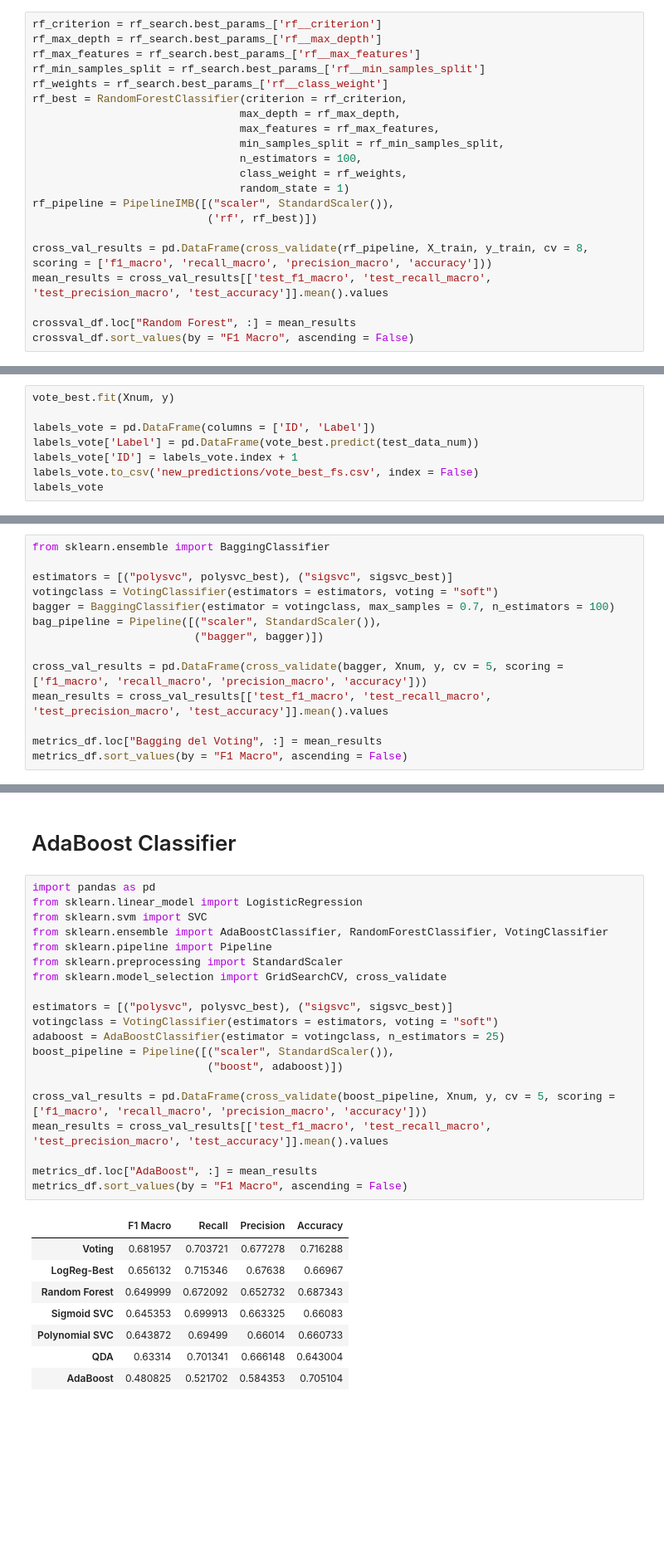
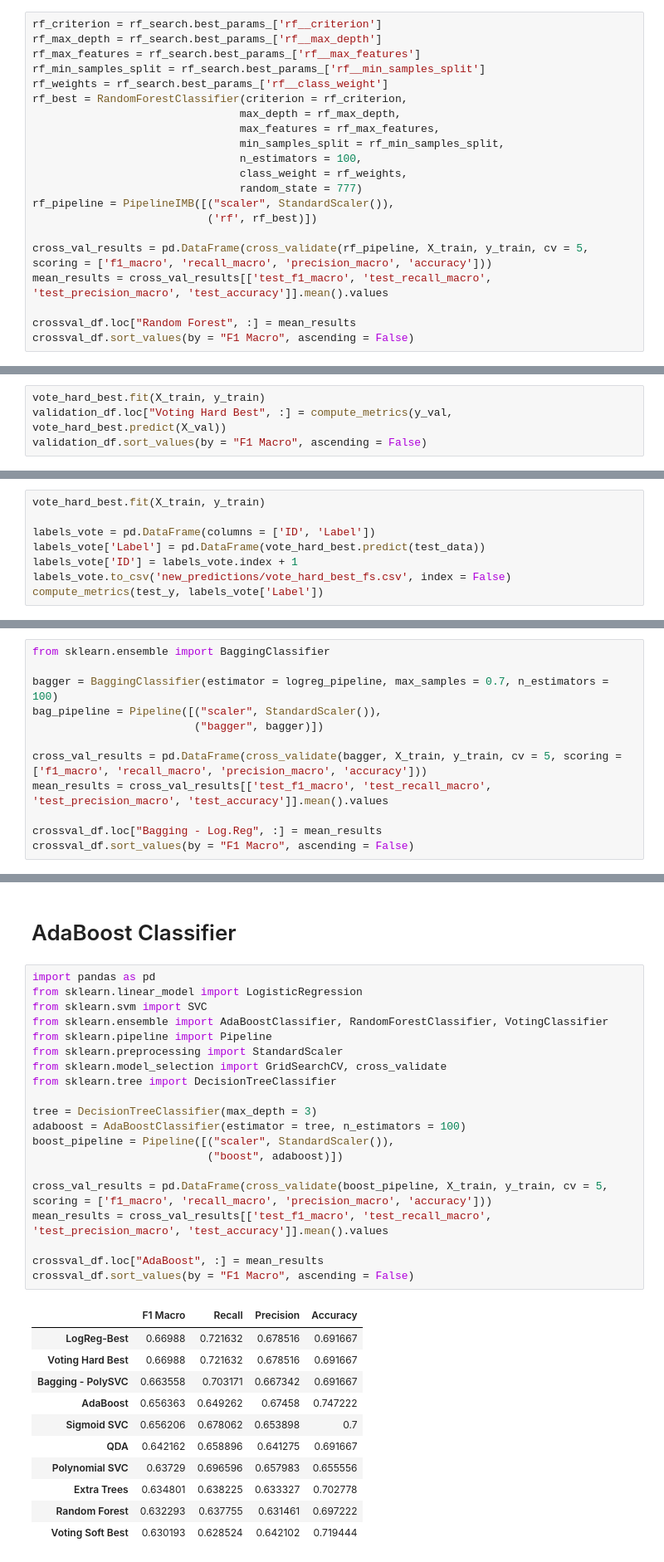
Before and after one commit to SrChen6/AA1-Competition, a Jupyter notebook: ensembles_pipe_v4.ipynb, the cells around one changed output, grey strips where cells are left out. Shown at 83% size. Drawn from its saved outputs; the diff is of its cells as text; blank space fills up the shorter version.

```diff
--- a/ensembles_pipe_v4.ipynb
+++ b/ensembles_pipe_v4.ipynb
@@ -366,11 +366,11 @@ rf_best = RandomForestClassifier(criterion = rf_criterion,
                                 min_samples_split = rf_min_samples_split,
                                 n_estimators = 100,
                                 class_weight = rf_weights,
-                                random_state = 1)
+                                random_state = 777)
 rf_pipeline = PipelineIMB([("scaler", StandardScaler()),
                            ('rf', rf_best)])
 
-cross_val_results = pd.DataFrame(cross_validate(rf_pipeline, X_train, y_train, cv = 8, scoring = ['f1_macro', 'recall_macro', 'precision_macro', 'accuracy']))
+cross_val_results = pd.DataFrame(cross_validate(rf_pipeline, X_train, y_train, cv = 5, scoring = ['f1_macro', 'recall_macro', 'precision_macro', 'accuracy']))
 mean_results = cross_val_results[['test_f1_macro', 'test_recall_macro', 'test_precision_macro', 'test_accuracy']].mean().values
 
 crossval_df.loc["Random Forest", :] = mean_results
@@ -464,0 +537,4 @@ vote_search.best_score_
+# %%
+vote_hard_best.fit(X_train, y_train)
+validation_df.loc["Voting Hard Best", :] = compute_metrics(y_val, vote_hard_best.predict(X_val))
+validation_df.sort_values(by = "F1 Macro", ascending = False)
@@ -522,9 +612,9 @@ labels_rf
 # %%
-vote_best.fit(Xnum, y)
+vote_hard_best.fit(X_train, y_train)
 
 labels_vote = pd.DataFrame(columns = ['ID', 'Label'])
-labels_vote['Label'] = pd.DataFrame(vote_best.predict(test_data_num))
+labels_vote['Label'] = pd.DataFrame(vote_hard_best.predict(test_data))
 labels_vote['ID'] = labels_vote.index + 1
-labels_vote.to_csv('new_predictions/vote_best_fs.csv', index = False)
-labels_vote
+labels_vote.to_csv('new_predictions/vote_hard_best_fs.csv', index = False)
+compute_metrics(test_y, labels_vote['Label'])
 # %% [output]
@@ -546,14 +624,12 @@ labels_vote
 # %%
 from sklearn.ensemble import BaggingClassifier
 
-estimators = [("polysvc", polysvc_best), ("sigsvc", sigsvc_best)]
-votingclass = VotingClassifier(estimators = estimators, voting = "soft")
-bagger = BaggingClassifier(estimator = votingclass, max_samples = 0.7, n_estimators = 100)
+bagger = BaggingClassifier(estimator = logreg_pipeline, max_samples = 0.7, n_estimators = 100)
 bag_pipeline = Pipeline([("scaler", StandardScaler()),
                          ("bagger", bagger)])
 
-cross_val_results = pd.DataFrame(cross_validate(bagger, Xnum, y, cv = 5, scoring = ['f1_macro', 'recall_macro', 'precision_macro', 'accuracy']))
+cross_val_results = pd.DataFrame(cross_validate(bagger, X_train, y_train, cv = 5, scoring = ['f1_macro', 'recall_macro', 'precision_macro', 'accuracy']))
 mean_results = cross_val_results[['test_f1_macro', 'test_recall_macro', 'test_precision_macro', 'test_accuracy']].mean().values
 
-metrics_df.loc["Bagging del Voting", :] = mean_results
-metrics_df.sort_values(by = "F1 Macro", ascending = False)
+crossval_df.loc["Bagging - Log.Reg", :] = mean_results
+crossval_df.sort_values(by = "F1 Macro", ascending = False)
@@ -562,32 +648,35 @@ metrics_df.sort_values(by = "F1 Macro", ascending = False)
 # %%
 import pandas as pd
 from sklearn.linear_model import LogisticRegression
 from sklearn.svm import SVC
 from sklearn.ensemble import AdaBoostClassifier, RandomForestClassifier, VotingClassifier
 from sklearn.pipeline import Pipeline
 from sklearn.preprocessing import StandardScaler
 from sklearn.model_selection import GridSearchCV, cross_validate
+from sklearn.tree import DecisionTreeClassifier
 
-estimators = [("polysvc", polysvc_best), ("sigsvc", sigsvc_best)]
-votingclass = VotingClassifier(estimators = estimators, voting = "soft")
-adaboost = AdaBoostClassifier(estimator = votingclass, n_estimators = 25)
+tree = DecisionTreeClassifier(max_depth = 3)
+adaboost = AdaBoostClassifier(estimator = tree, n_estimators = 100)
 boost_pipeline = Pipeline([("scaler", StandardScaler()),
                            ("boost", adaboost)])
 
-cross_val_results = pd.DataFrame(cross_validate(boost_pipeline, Xnum, y, cv = 5, scoring = ['f1_macro', 'recall_macro', 'precision_macro', 'accuracy']))
+cross_val_results = pd.DataFrame(cross_validate(boost_pipeline, X_train, y_train, cv = 5, scoring = ['f1_macro', 'recall_macro', 'precision_macro', 'accuracy']))
 mean_results = cross_val_results[['test_f1_macro', 'test_recall_macro', 'test_precision_macro', 'test_accuracy']].mean().values
 
-metrics_df.loc["AdaBoost", :] = mean_results
-metrics_df.sort_values(by = "F1 Macro", ascending = False)
+crossval_df.loc["AdaBoost", :] = mean_results
+crossval_df.sort_values(by = "F1 Macro", ascending = False)
 # %% [output]
 |  | F1 Macro | Recall | Precision | Accuracy |
-| Voting | 0.681957 | 0.703721 | 0.677278 | 0.716288 |
-| LogReg-Best | 0.656132 | 0.715346 | 0.67638 | 0.66967 |
-| Random Forest | 0.649999 | 0.672092 | 0.652732 | 0.687343 |
-| Sigmoid SVC | 0.645353 | 0.699913 | 0.663325 | 0.66083 |
-| Polynomial SVC | 0.643872 | 0.69499 | 0.66014 | 0.660733 |
-| QDA | 0.63314 | 0.701341 | 0.666148 | 0.643004 |
-| AdaBoost | 0.480825 | 0.521702 | 0.584353 | 0.705104 |
+| LogReg-Best | 0.66988 | 0.721632 | 0.678516 | 0.691667 |
+| Voting Hard Best | 0.66988 | 0.721632 | 0.678516 | 0.691667 |
+| Bagging - PolySVC | 0.663558 | 0.703171 | 0.667342 | 0.691667 |
+| AdaBoost | 0.656363 | 0.649262 | 0.67458 | 0.747222 |
+| Sigmoid SVC | 0.656206 | 0.678062 | 0.653898 | 0.7 |
+| QDA | 0.642162 | 0.658896 | 0.641275 | 0.691667 |
+| Polynomial SVC | 0.63729 | 0.696596 | 0.657983 | 0.655556 |
+| Extra Trees | 0.634801 | 0.638225 | 0.633327 | 0.702778 |
+| Random Forest | 0.632293 | 0.637755 | 0.631461 | 0.697222 |
+| Voting Soft Best | 0.630193 | 0.628524 | 0.642102 | 0.719444 |
 # %%
 n = 20
 m = 10
```
Also changed, not shown: parts of 27 cells of this notebook, 4 other files.
